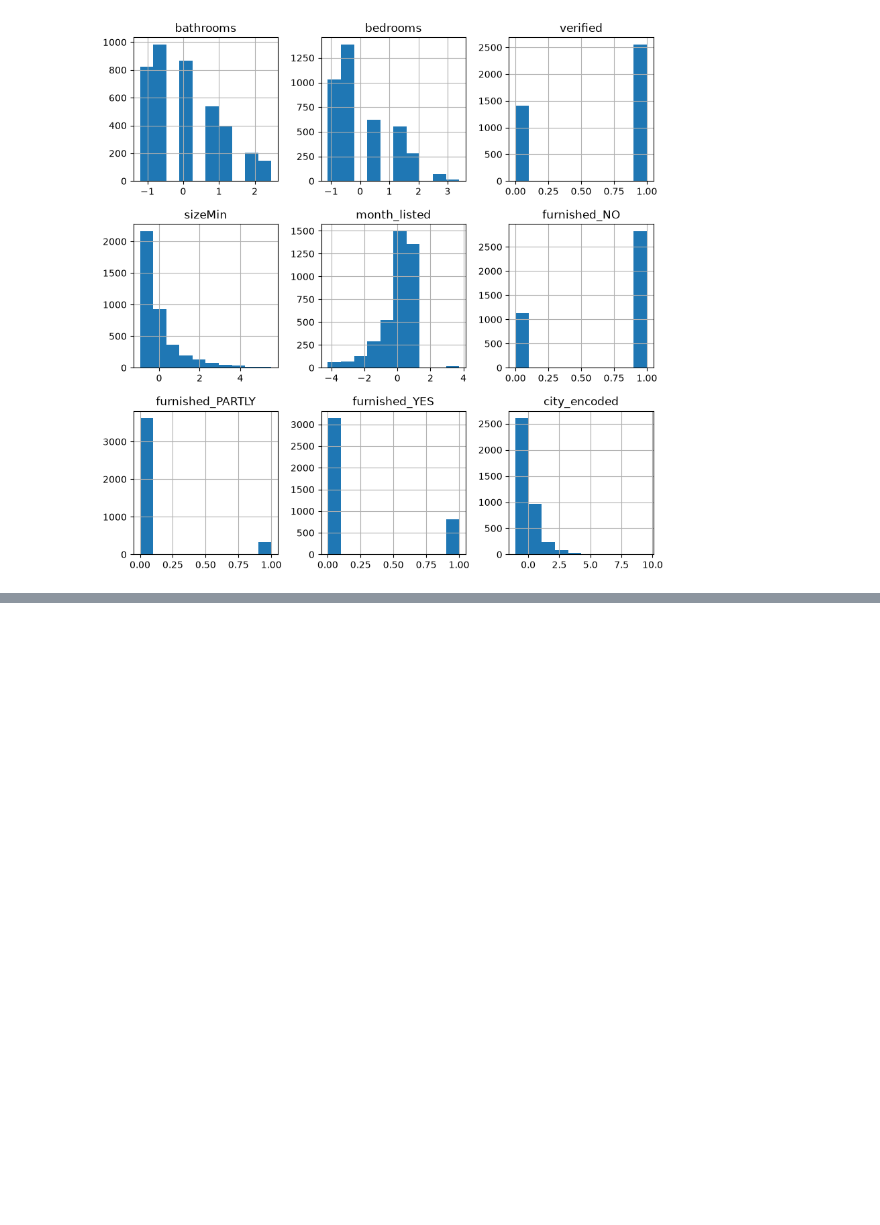
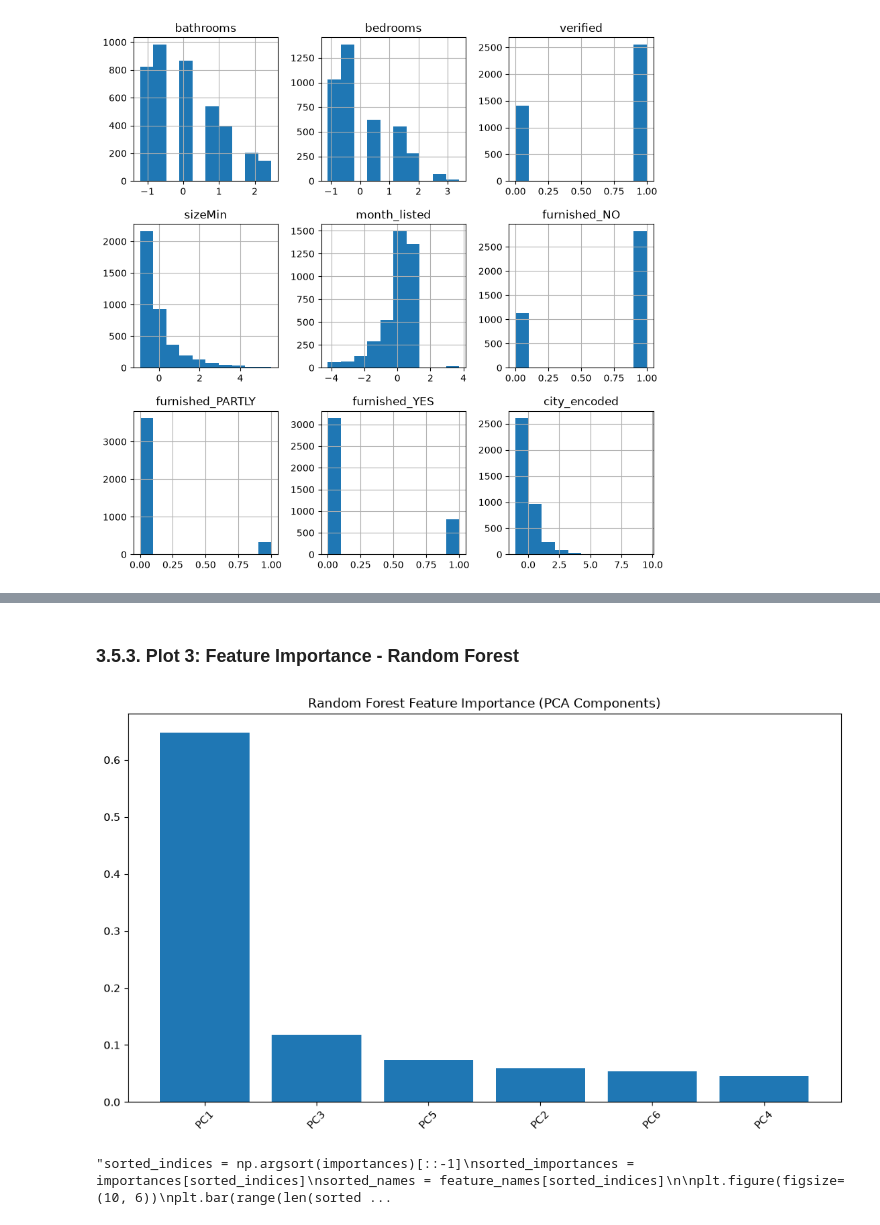
Before and after one commit to Jan-Hrusa/CSCI323_Project, a Jupyter notebook: CSCI323_PROJECT.ipynb, the cells around one changed output, grey strips where cells are left out. Drawn from its saved outputs; the diff is of its cells as text; code cells hidden in the pictures; blank space fills up the shorter version.

```diff
--- a/CSCI323_PROJECT.ipynb
+++ b/CSCI323_PROJECT.ipynb
@@ -805,8 +842,9 @@ plt.show()
+# %% [markdown]
+### 3.5.3. Plot 3: Feature Importance - Random Forest
 # %%
-# --- Plot 3: Feature Importance — Random Forest ---
 # shows which features the model used most when deciding the predicted price
 # higher bar = that feature had more influence on predictions
-feature_names = X_group1.columns
+feature_names = X_train.columns
 if best_tuned_name == "Random Forest":
 
     rf_model = final_model.named_steps["model"]
@@ -817,30 +855,33 @@ if best_tuned_name == "Random Forest":
         f"PC{i+1}"
         for i in range(len(importances))
     ]
 
     sorted_idx = np.argsort(importances)[::-1]
 
     plt.figure(figsize=(10, 6))
     plt.bar(
         np.array(pca_features)[sorted_idx],
         importances[sorted_idx]
     )
 
     plt.title("Random Forest Feature Importance (PCA Components)")
     plt.xticks(rotation=45)
     plt.tight_layout()
     plt.show()
 
 # sorting features from most to least important so the chart is easy to read
 """sorted_indices = np.argsort(importances)[::-1]
 sorted_importances = importances[sorted_indices]
 sorted_names = feature_names[sorted_indices]
 
 plt.figure(figsize=(10, 6))
 plt.bar(range(len(sorted_names)), sorted_importances, color='steelblue', alpha=0.8)
 plt.xticks(range(len(sorted_names)), sorted_names, rotation=45, ha='right')
 plt.xlabel('Feature')
 plt.ylabel('Importance Score')
 plt.title('Feature Importance — Random Forest')
 plt.tight_layout()
 plt.show()"""
+# %% [output]
+[figure, added]
+"sorted_indices = np.argsort(importances)[::-1]\nsorted_importances = importances[sorted_indices]\nsorted_names = feature_names[sorted_indices]\n\nplt.figure(figsize=(10, 6))\nplt.bar(range(len(sorted ...
```
Also changed, not shown: parts of 66 cells of this notebook.
